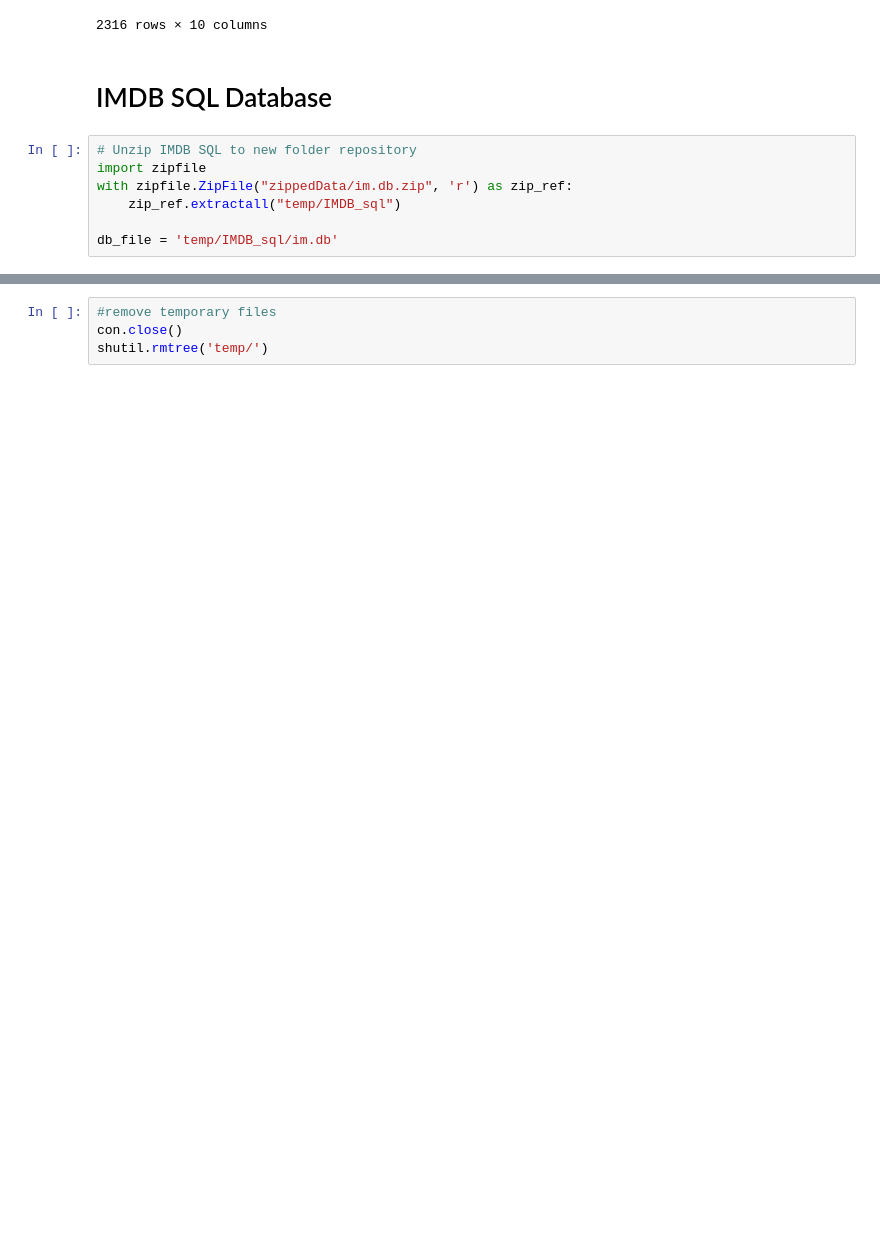
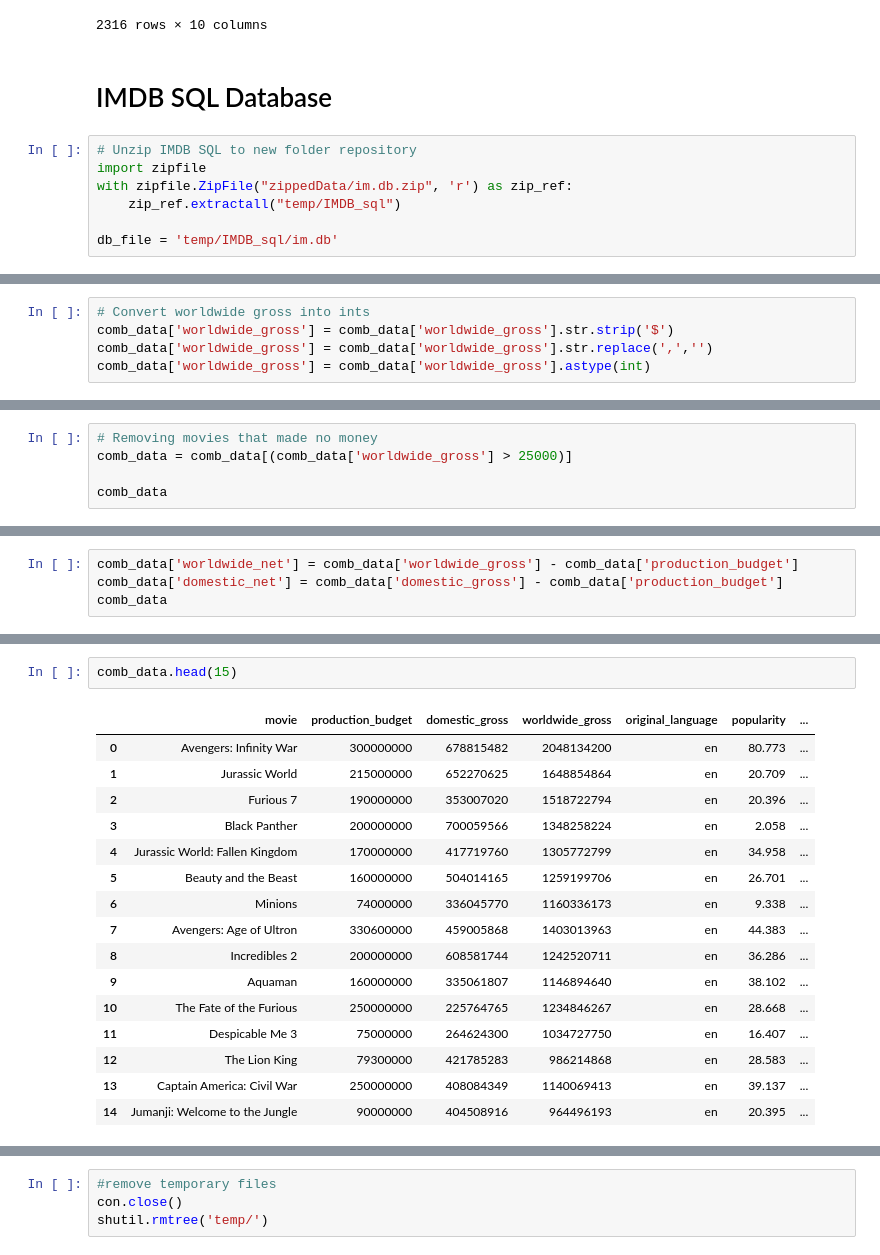
Before and after one commit to timiadejumo/phase1_group_project, a Jupyter notebook: br_budget_analysis.ipynb, the cells around one changed output, grey strips where cells are left out. Cells and saved outputs as stored; diff of their text form; blank space fills up the shorter version.

```diff
--- a/br_budget_analysis.ipynb
+++ b/br_budget_analysis.ipynb
@@ -170,0 +156,5 @@ comb_data
+# %%
+# Convert worldwide gross into ints
+comb_data['worldwide_gross'] = comb_data['worldwide_gross'].str.strip('$')
+comb_data['worldwide_gross'] = comb_data['worldwide_gross'].str.replace(',','')
+comb_data['worldwide_gross'] = comb_data['worldwide_gross'].astype(int)
@@ -170,0 +180,5 @@ comb_data
+# %%
+# Removing movies that made no money
+comb_data = comb_data[(comb_data['worldwide_gross'] > 25000)]
+
+comb_data
@@ -170,0 +199,4 @@ comb_data
+# %%
+comb_data['worldwide_net'] = comb_data['worldwide_gross'] - comb_data['production_budget']
+comb_data['domestic_net'] = comb_data['domestic_gross'] - comb_data['production_budget']
+comb_data
@@ -170,0 +248,19 @@ comb_data
+# %%
+comb_data.head(15)
+# %% [output]
+|  | movie | production_budget | domestic_gross | worldwide_gross | original_language | popularity | ... |
+| 0 | Avengers: Infinity War | 300000000 | 678815482 | 2048134200 | en | 80.773 | ... |
+| 1 | Jurassic World | 215000000 | 652270625 | 1648854864 | en | 20.709 | ... |
+| 2 | Furious 7 | 190000000 | 353007020 | 1518722794 | en | 20.396 | ... |
+| 3 | Black Panther | 200000000 | 700059566 | 1348258224 | en | 2.058 | ... |
+| 4 | Jurassic World: Fallen Kingdom | 170000000 | 417719760 | 1305772799 | en | 34.958 | ... |
+| 5 | Beauty and the Beast | 160000000 | 504014165 | 1259199706 | en | 26.701 | ... |
+| 6 | Minions | 74000000 | 336045770 | 1160336173 | en | 9.338 | ... |
+| 7 | Avengers: Age of Ultron | 330600000 | 459005868 | 1403013963 | en | 44.383 | ... |
+| 8 | Incredibles 2 | 200000000 | 608581744 | 1242520711 | en | 36.286 | ... |
+| 9 | Aquaman | 160000000 | 335061807 | 1146894640 | en | 38.102 | ... |
+| 10 | The Fate of the Furious | 250000000 | 225764765 | 1234846267 | en | 28.668 | ... |
+| 11 | Despicable Me 3 | 75000000 | 264624300 | 1034727750 | en | 16.407 | ... |
+| 12 | The Lion King | 79300000 | 421785283 | 986214868 | en | 28.583 | ... |
+| 13 | Captain America: Civil War | 250000000 | 408084349 | 1140069413 | en | 39.137 | ... |
+| 14 | Jumanji: Welcome to the Jungle | 90000000 | 404508916 | 964496193 | en | 20.395 | ... |
```
Also changed, not shown: parts of 16 cells of this notebook.
